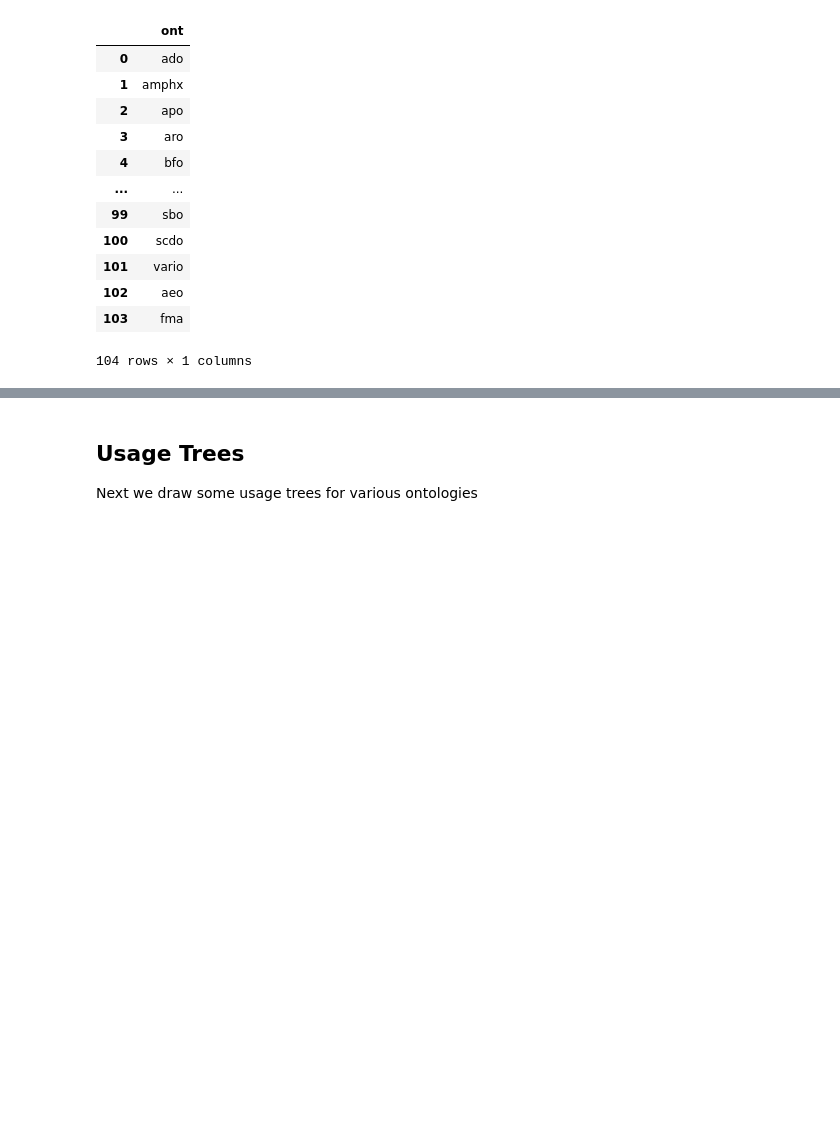
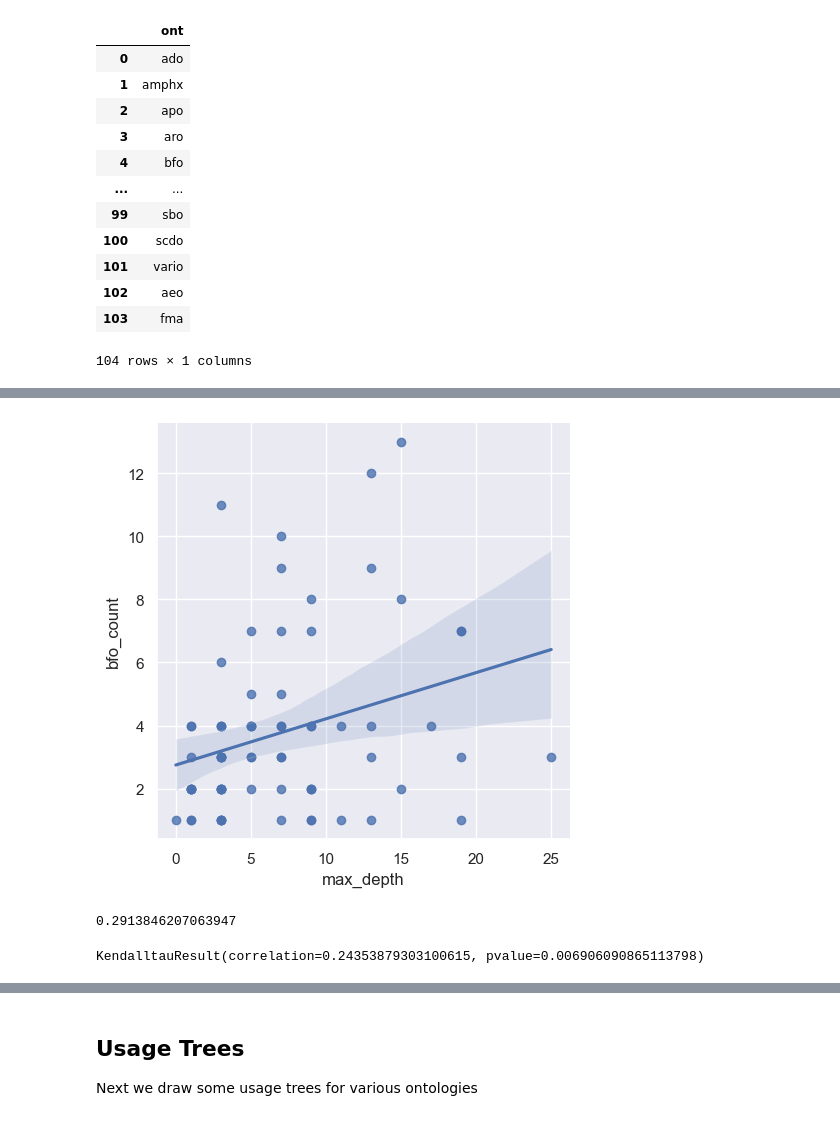
Before and after one commit to cmungall/formal-ontology-analysis, a Jupyter notebook: analysis/formal-ontology-usage-analysis.ipynb, the cells around one changed output, grey strips where cells are left out. Cells and saved outputs as stored; diff of their text form; code cells hidden in the pictures; blank space fills up the shorter version.

```diff
--- a/analysis/formal-ontology-usage-analysis.ipynb
+++ b/analysis/formal-ontology-usage-analysis.ipynb
@@ -400,0 +474,15 @@ pd.DataFrame(items)
+# %%
+import numpy as np
+import matplotlib as mpl
+import matplotlib.pyplot as plt
+import seaborn as sns
+sns.set(color_codes=True)
+np.random.seed(sum(map(ord, "regression")))
+sns.lmplot(x="max_depth", y="bfo_count", data=bfo_axiom_depth_df)
+plt.show()
+# %% [output]
+[figure, added]
+# %%
+bfo_axiom_depth_df["bfo_count"].corr(bfo_axiom_depth_df["max_depth"])
+# %% [output]
+0.2913846207063947
@@ -400,0 +491,4 @@ pd.DataFrame(items)
+# %%
+scipy.stats.kendalltau(bfo_axiom_depth_df["bfo_count"], bfo_axiom_depth_df["max_depth"])
+# %% [output]
+KendalltauResult(correlation=0.24353879303100615, pvalue=0.006906090865113798)
```
Also changed, not shown: parts of 27 cells of this notebook, 3 other files.
